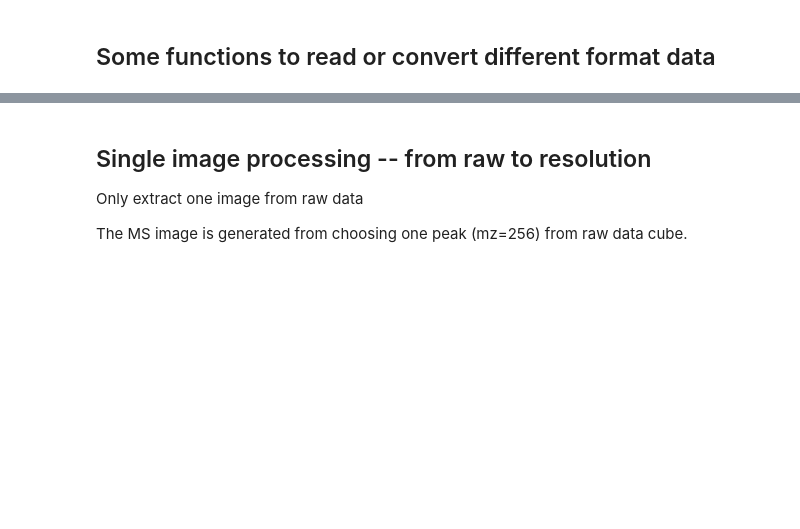
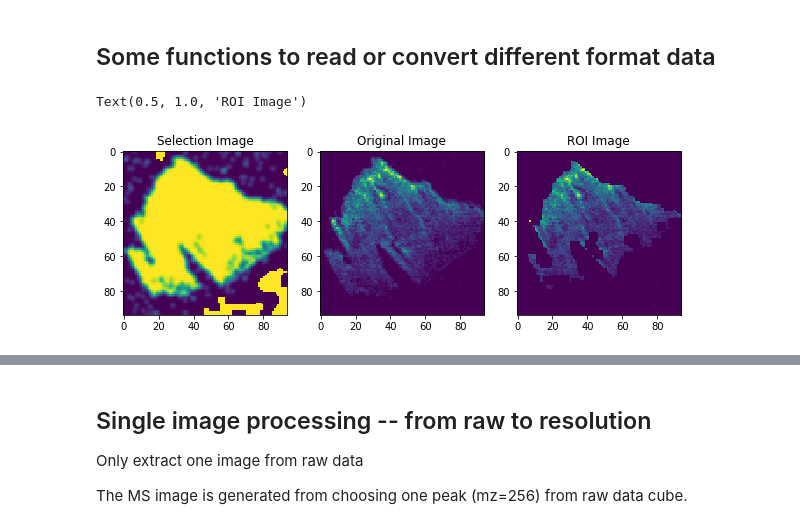
Before and after one commit to qiqiwmq/MSI, a Jupyter notebook: MSI_workflow.ipynb, the cells around one changed output, grey strips where cells are left out. Cells and saved outputs as stored; diff of their text form; code cells hidden in the pictures; blank space fills up the shorter version.

```diff
--- a/MSI_workflow.ipynb
+++ b/MSI_workflow.ipynb
@@ -169,13 +144,3 @@ class Data(object):
 
         return dataset
     '''
-# %%
-#Predata = imzML_to_predata(inMLPath)
-#count_mat = Predata.get_countsMatrix()
-mz_len = len(Predata.common_mz)
-counts_mat = np.zeros((Predata.dim_xy[1], Predata.dim_xy[0], mz_len))
-for idx in range(mz_len):
-    for i in range(len(Predata.xcoord)):
-        position = np.where(np.around(Predata.mzdata[i]["mz"], decimals=1) == Predata.common_mz[idx])[0]
-        if len(position) > 0:
-            counts_mat[Predata.ycoord[i]-1, Predata.xcoord[i]-1, idx] = sum(Predata.mzdata[i]["count"][position])
@@ -435,6 +364,51 @@ def countsmatrix_to_h5(counts_mat, common_mz, dim_xy, outPath):
     f.create_dataset("cmz", data = np.array(common_mz, dtype = np.float))
     f.create_dataset("counts_mat", data = np.array(counts_mat, dtype = np.float))
     f.close()
+# %%
+value = Predata.counts_mat[:,:,150]
+#img = np.zeros((Predata.counts_mat.shape[0], Predata.counts_mat.shape[1]))
+img = np.array(value)
+tmp_img = img
+img *= 255
+img = np.array(Image.fromarray(img).convert('L'))
+
+img = cv2.GaussianBlur(img, (5, 5), 0)
+
+kernel = np.ones((5,5))
+
+iterations = 10
+for i in range(iterations):
+    edge = cv2.Canny(img, 10, 100)
+    edge = np.array(edge)
+    dilate = cv2.dilate(edge, kernel, iterations = 1)
+    erosion = cv2.erode(dilate, kernel, iterations = 1)
+
+    img1, contours, hierarchy=cv2.findContours(erosion,cv2.RETR_CCOMP,cv2.CHAIN_APPROX_NONE)
+    image = cv2.drawContours(img, contours, 0, (255, 255, 255), -1)
+
+plt.figure(figsize=(10, 8))
+plt.subplot(131)
+plt.imshow(img)
+plt.title("Selection Image")
+
+res_img = np.zeros((img.shape[0], img.shape[1]))
+for i in range(img.shape[0]):
+    for j in range(img.shape[1]):
+        if img[i][j] == 255:
+            #res_img[i][j][0] = tmp_img[i][j][0]
+            #res_img[i][j][1] = tmp_img[i][j][0]
+            #res_img[i][j][2] = tmp_img[i][j][0]
+            res_img[i][j] = tmp_img[i][j]
+plt.subplot(132)
+plt.imshow(tmp_img)
+plt.title("Original Image")
+
+plt.subplot(133)
+plt.imshow(res_img)
+plt.title("ROI Image")
+# %% [output]
+Text(0.5, 1.0, 'ROI Image')
+[figure, added]
 # %%
 if __name__ == "__main__":
     # Local Paths
```
Also changed, not shown: parts of 12 cells of this notebook.
